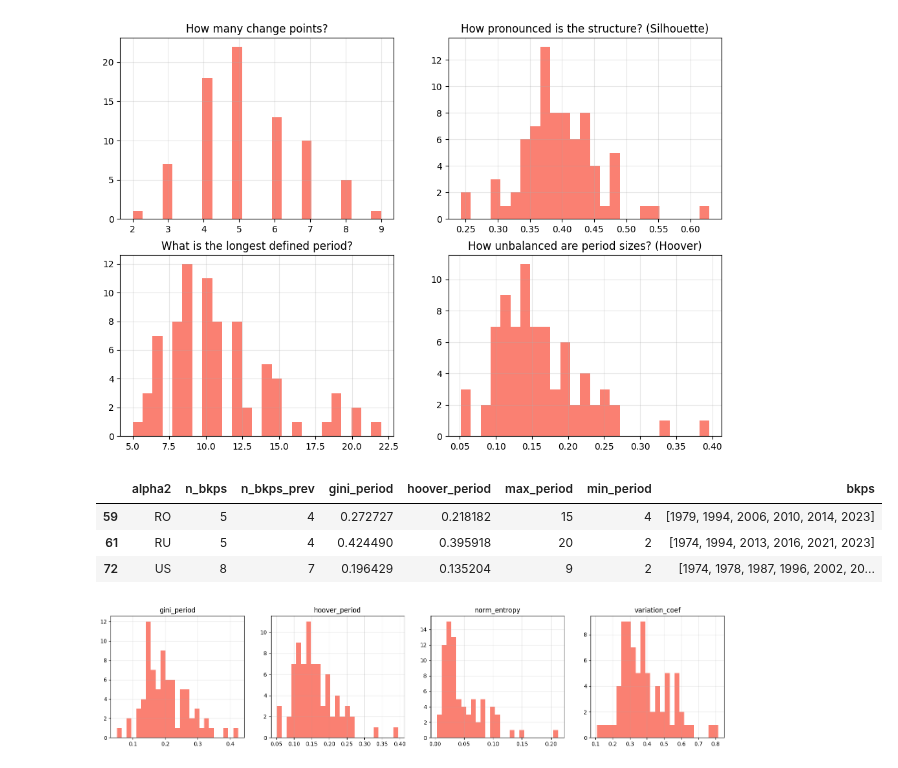
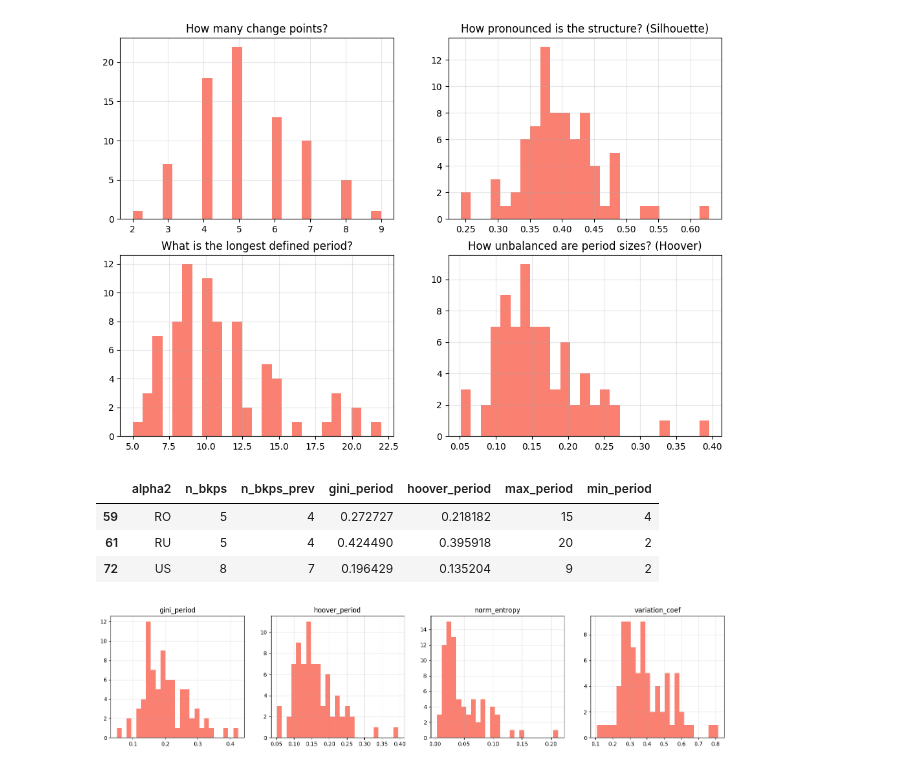
Before and after one commit to irivorobey/geoTopics, a Jupyter notebook: irina_clean/tipping_points_by_country.ipynb, the cells around one changed output. Cells and saved outputs as stored; diff of their text form; code cells hidden in the pictures.

```diff
--- a/irina_clean/tipping_points_by_country.ipynb
+++ b/irina_clean/tipping_points_by_country.ipynb
@@ -416,0 +425,11 @@ def coefficient_of_variation(x):
+# %%
+def get_partition(bkps_year, n, year_list_active):
+    partition = np.zeros(n)
+    val = 0
+    prev_idx = 0
+    for year in bkps_year[1:]:
+        year_idx = year_list_active.index(year)
+        partition[prev_idx:year_idx] = val
+        val += 1
+        prev_idx = year_idx
+    return partition
@@ -480,10 +550,10 @@ def get_country_data(country, algo, year_list_active, K, D, n_bkps_range = None)
             bkps_prev = bkps_year
     return pd.json_normalize(df_list)
 # %%
-country = "FR"
+country = "CN"
 df_dist_test = df_dist_year.xs((country, "individual"), level=(0, 1)).pivot(columns="year_to", values="distance")
 year_list_active = df_cs.xs((country, mode), level=(0, 2)).sum(axis=1).to_frame("total").query("total >= 500").index.to_list()
 df_dist_test = df_dist_test.loc[year_list_active, year_list_active]
 K = get_kernel(df_dist_test)
 algo = get_algo(df_dist_test)
-df_country_data = get_country_data(country, algo, year_list_active, K, df_dist_test.fillna(0).values)
+df_country_data = get_country_data(country, algo, year_list_active, K, df_dist_test.fillna(0).values, n_bkps_range=np.arange(1, 20))
@@ -529,16 +680,20 @@ for country in country_list:
 
     df_list.append(
         df_country_data
-        .query("chamfer_distance < 2")
-        # .query("dissimilarity_ratio < scale")
+        # .query("chamfer_distance < 2")
         .assign(
             bkps_dist = lambda df: [df.n_bkps.iloc[0]] + df.n_bkps.diff().to_list()[1:]
         )
-        .query("bkps_dist > 1")
+        # .query("bkps_dist > 1")
+        # .query("n_bkps_prev == 1")
     )
 
 df_n_bkps = (
     pd.concat(df_list)
+    .assign(
+        silhouette_quantile = lambda df: df.groupby('n_bkps_prev')['silhouette'].rank(pct=True),
+        chamfer_rolling=lambda df: df.chamfer_distance.rolling(3).mean()
+    )
     # .merge(df_country[["alpha2", "alpha-3", "name", "region", "sub-region"]], left_on="country", right_on="alpha2")
     # .drop("country", axis=1)
     # .rename(columns={"alpha-3": "country"})
@@ -546,13 +739,17 @@ df_n_bkps = (
 # %%
-var = "silhouette"
+var = "n_bkps_prev"
 
 # country_group = ["alpha2", "name", "region", "sub-region"]
 
 df_plot = (
     df_n_bkps
+    # .query("(n_bkps_prev <= 15) and (n_bkps_prev > 5)")
+    # .query("(n_bkps_prev <= 5)")
     .groupby(["country"], as_index=False)[var].min()
-    .assign(n_divisions=df_n_bkps.groupby(["country"], as_index=False)[var].count()[var].to_list())
-    .merge(df_n_bkps, on=["country", var])
+    # .merge(df_n_bkps[["country", "n_bkps_prev", var]], on=["country", var])
+    # .assign(n_divisions=df_n_bkps.groupby(["country"], as_index=False)[var].count()[var].to_list())
+    # .groupby(["country"], as_index=False)["n_bkps_prev"].min()
+    .merge(df_n_bkps, on=["country", "n_bkps_prev"])
     .merge(df_country[["alpha2", "alpha-3", "name", "region", "sub-region"]], left_on="country", right_on="alpha2")
     .drop("country", axis=1)
     .rename(columns={"alpha-3": "country"})
@@ -566,7 +763,7 @@ fig = px.choropleth(
     df_plot,
     locations="country",
     # locationmode="country names",
-    color="gini_period",
+    color="n_bkps_prev",
     hover_name="country",
     hover_data=["alpha2", "n_bkps_ratio", "n_bkps_prev", "gini_period", "silhouette", "min_period", "max_period", "median_period"],
     color_continuous_scale="Viridis",
@@ -604,12 +793,12 @@ plt.show()
 [figure]
 # %%
 country_list_test = ["RU", "US", "RO"]
-df_plot.query("alpha2 in @country_list_test")[["alpha2", "n_bkps", "n_bkps_prev", "gini_period", "hoover_period", "max_period", "min_period", "bkps"]]
+df_plot.query("alpha2 in @country_list_test")[["alpha2", "n_bkps", "n_bkps_prev", "gini_period", "hoover_period", "max_period", "min_period"]]
 # %% [output]
-|  | alpha2 | n_bkps | n_bkps_prev | gini_period | hoover_period | max_period | min_period | bkps |
-| 59 | RO | 5 | 4 | 0.272727 | 0.218182 | 15 | 4 | [1979, 1994, 2006, 2010, 2014, 2023] |
-| 61 | RU | 5 | 4 | 0.424490 | 0.395918 | 20 | 2 | [1974, 1994, 2013, 2016, 2021, 2023] |
-| 72 | US | 8 | 7 | 0.196429 | 0.135204 | 9 | 2 | [1974, 1978, 1987, 1996, 2002, 20... |
+|  | alpha2 | n_bkps | n_bkps_prev | gini_period | hoover_period | max_period | min_period |
+| 59 | RO | 5 | 4 | 0.272727 | 0.218182 | 15 | 4 |
+| 61 | RU | 5 | 4 | 0.424490 | 0.395918 | 20 | 2 |
+| 72 | US | 8 | 7 | 0.196429 | 0.135204 | 9 | 2 |
 # %%
 fig, (ax1, ax2, ax3, ax4) = plt.subplots(1, 4, figsize=(20, 4))
 ax1.hist(df_plot.gini_period, bins=25, color="salmon")
```
Also changed, not shown: parts of 36 cells of this notebook.
